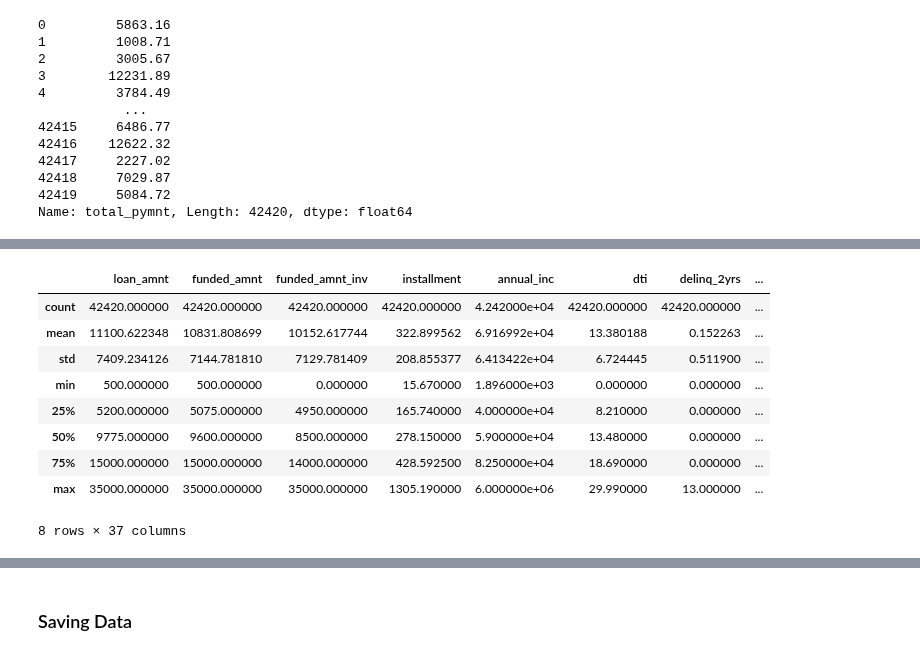
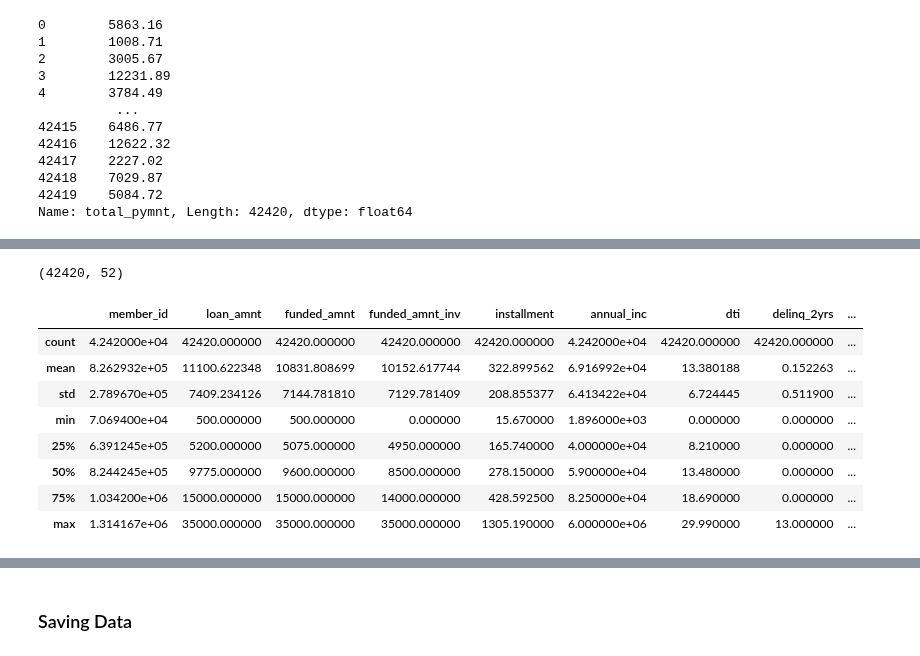
Before and after one commit to imvdharmesh/lending-market-club, a Jupyter notebook: data-cleansing-lending_club_loans.ipynb, the cells around one changed output, grey strips where cells are left out. Saved outputs shown, nothing was run; the diff lists cells and outputs as text; code cells hidden in the pictures.

Commit message:
updated cleansing

```diff
--- a/data-cleansing-lending_club_loans.ipynb
+++ b/data-cleansing-lending_club_loans.ipynb
@@ -471,3 +464,3 @@ clean_df['earliest_cr_line']
 Name: earliest_cr_line, Length: 42448, dtype: object
 # %%
-clean_df.dropna(subset=['earliest_cr_line'], axis=0, inplace=True)
+clean_df.drop(columns=['earliest_cr_line'], axis=1, inplace=True)
@@ -531,3 +504,5 @@ dtype: int64
+# %%
+clean_df.dropna(axis=0, inplace=True)
 # %%
 clean_df.reset_index(drop=True, inplace=True)
 # %%
@@ -571,7 +546,7 @@ memory usage: 18.8+ MB
 # %% [markdown]
 ### member_id
 # %%
-new_clean_df['member_id'] = new_clean_df['member_id'].astype('int').astype('object')
+new_clean_df['member_id'] = new_clean_df['member_id'].astype('int')
 # %%
 new_clean_df.head()
 # %% [output]
@@ -761,13 +736,18 @@ memory usage: 18.8+ MB
+# %%
+new_clean_df.shape
+# %% [output]
+(42420, 52)
+# %%
+cols = new_clean_df.columns.to_list()
 # %%
-new_clean_df.describe()
+new_clean_df[cols[:26]].describe()
 # %% [output]
-|  | loan_amnt | funded_amnt | funded_amnt_inv | installment | annual_inc | dti | delinq_2yrs | ... |
-| count | 42420.000000 | 42420.000000 | 42420.000000 | 42420.000000 | 4.242000e+04 | 42420.000000 | 42420.000000 | ... |
-| mean | 11100.622348 | 10831.808699 | 10152.617744 | 322.899562 | 6.916992e+04 | 13.380188 | 0.152263 | ... |
-| std | 7409.234126 | 7144.781810 | 7129.781409 | 208.855377 | 6.413422e+04 | 6.724445 | 0.511900 | ... |
-| min | 500.000000 | 500.000000 | 0.000000 | 15.670000 | 1.896000e+03 | 0.000000 | 0.000000 | ... |
-| 25% | 5200.000000 | 5075.000000 | 4950.000000 | 165.740000 | 4.000000e+04 | 8.210000 | 0.000000 | ... |
-| 50% | 9775.000000 | 9600.000000 | 8500.000000 | 278.150000 | 5.900000e+04 | 13.480000 | 0.000000 | ... |
-| 75% | 15000.000000 | 15000.000000 | 14000.000000 | 428.592500 | 8.250000e+04 | 18.690000 | 0.000000 | ... |
-| max | 35000.000000 | 35000.000000 | 35000.000000 | 1305.190000 | 6.000000e+06 | 29.990000 | 13.000000 | ... |
+|  | member_id | loan_amnt | funded_amnt | funded_amnt_inv | installment | annual_inc | dti | delinq_2yrs | ... |
+| count | 4.242000e+04 | 42420.000000 | 42420.000000 | 42420.000000 | 42420.000000 | 4.242000e+04 | 42420.000000 | 42420.000000 | ... |
+| mean | 8.262932e+05 | 11100.622348 | 10831.808699 | 10152.617744 | 322.899562 | 6.916992e+04 | 13.380188 | 0.152263 | ... |
+| std | 2.789670e+05 | 7409.234126 | 7144.781810 | 7129.781409 | 208.855377 | 6.413422e+04 | 6.724445 | 0.511900 | ... |
+| min | 7.069400e+04 | 500.000000 | 500.000000 | 0.000000 | 15.670000 | 1.896000e+03 | 0.000000 | 0.000000 | ... |
+| 25% | 6.391245e+05 | 5200.000000 | 5075.000000 | 4950.000000 | 165.740000 | 4.000000e+04 | 8.210000 | 0.000000 | ... |
+| 50% | 8.244245e+05 | 9775.000000 | 9600.000000 | 8500.000000 | 278.150000 | 5.900000e+04 | 13.480000 | 0.000000 | ... |
+| 75% | 1.034200e+06 | 15000.000000 | 15000.000000 | 14000.000000 | 428.592500 | 8.250000e+04 | 18.690000 | 0.000000 | ... |
+| max | 1.314167e+06 | 35000.000000 | 35000.000000 | 35000.000000 | 1305.190000 | 6.000000e+06 | 29.990000 | 13.000000 | ... |
-8 rows × 37 columns
```
Also changed, not shown: parts of 36 cells of this notebook.
